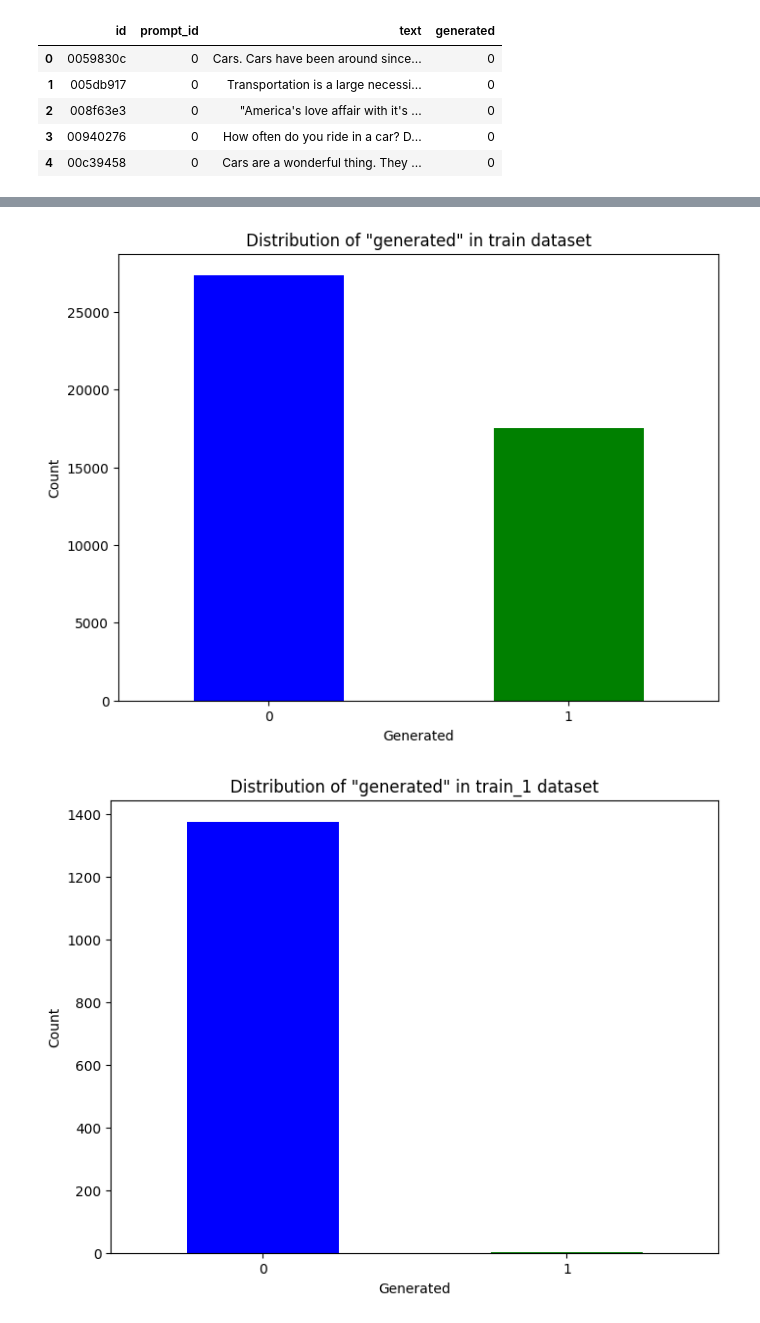
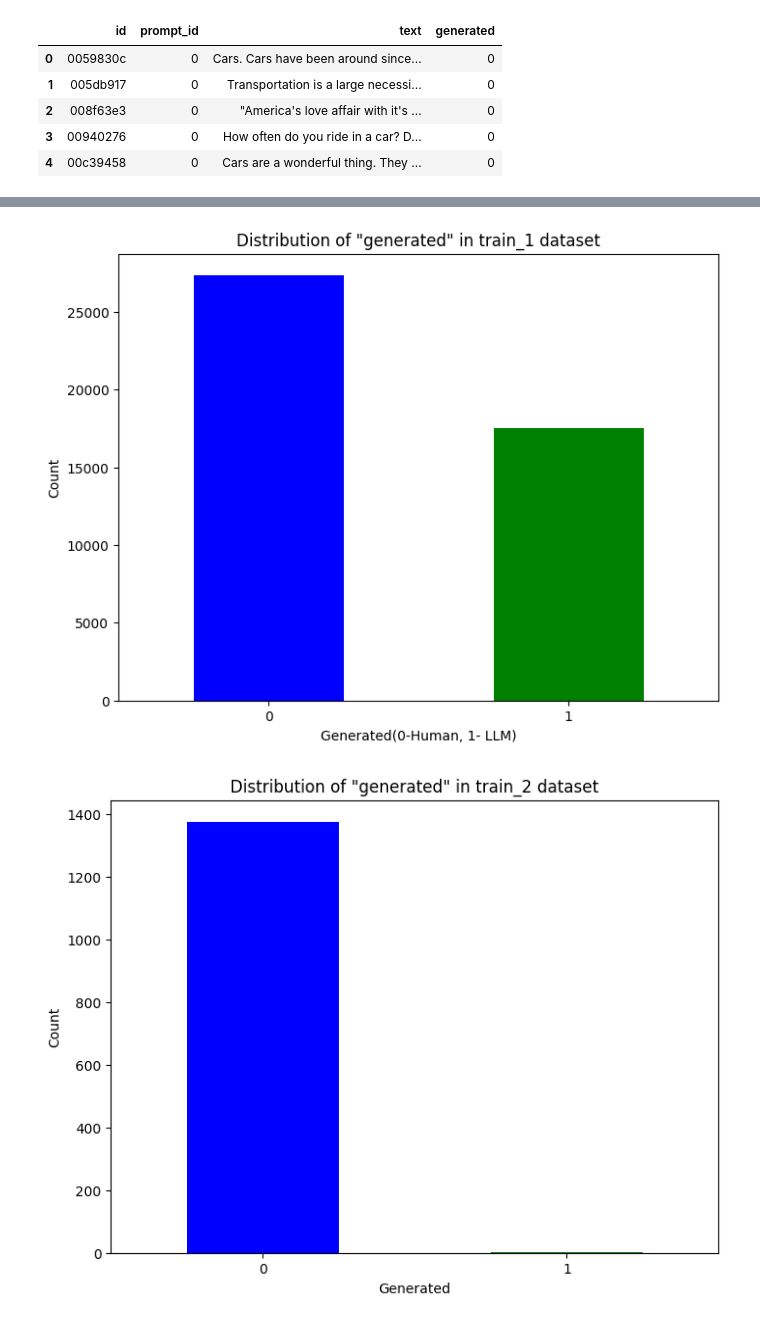
Before and after one commit to jagan1508/detect_LLM_generated_essay, a Jupyter notebook: notebook.ipynb, the cells around one changed output, grey strips where cells are left out. Drawn from its saved outputs; the diff is of its cells as text; code cells hidden in the pictures.

```diff
--- a/notebook.ipynb
+++ b/notebook.ipynb
@@ -42,13 +65,13 @@ train_2.head()
 # %%
 plt.figure(figsize=(8, 6))
 train_1['label'].value_counts().plot(kind='bar', color=['blue', 'green'])
-plt.title('Distribution of "generated" in train dataset')
-plt.xlabel('Generated')
+plt.title('Distribution of "generated" in train_1 dataset')
+plt.xlabel('Generated(0-Human, 1- LLM)')
 plt.ylabel('Count')
 plt.xticks(rotation=0)
 plt.show()
 # %% [output]
-[figure, old version]
+[figure, new version]
 # %%
 plt.figure(figsize=(8, 6))
 train_2['generated'].value_counts().plot(kind='bar', color=['blue', 'green'])
```
Also changed, not shown: parts of 55 cells of this notebook, 1 other file.
